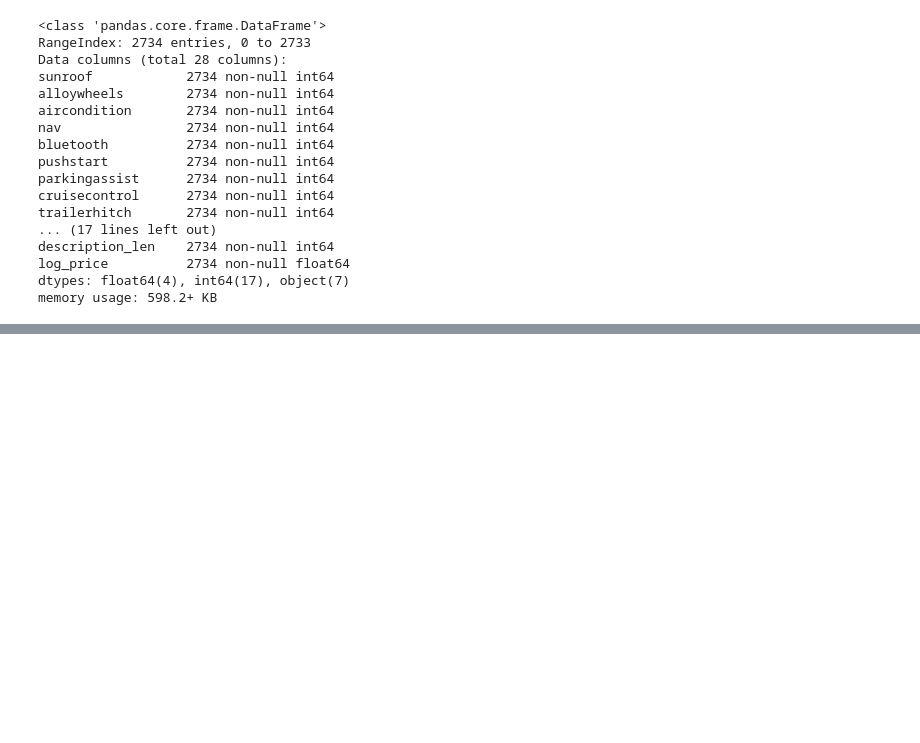
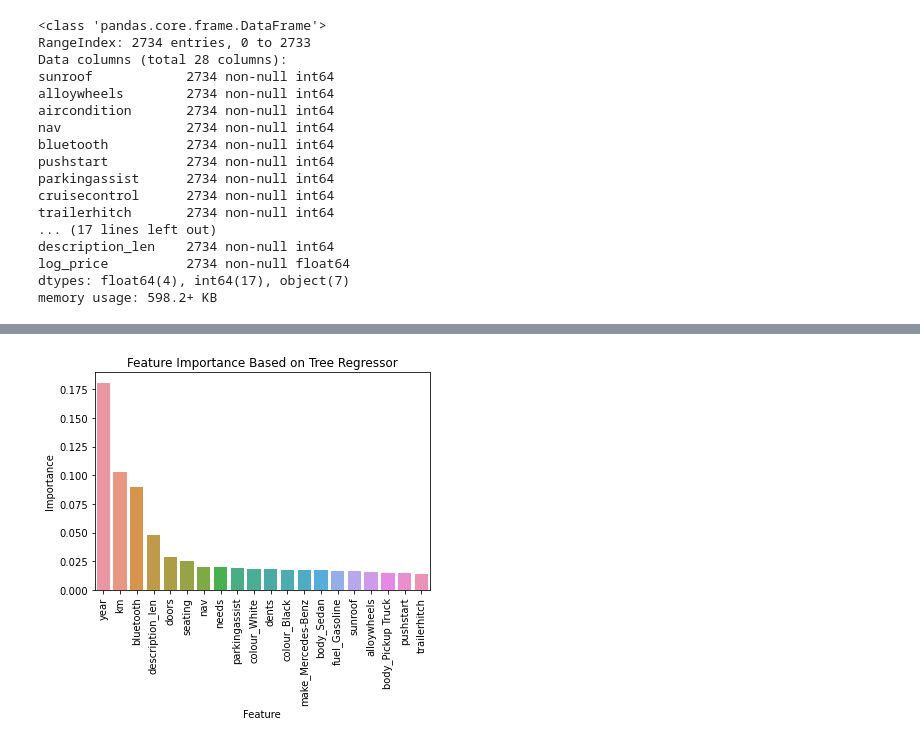
Before and after one commit to vatdaell/used-car-analysis, a Jupyter notebook: Analysis of Car Prices.ipynb, the cells around one changed output, grey strips where cells are left out. Cells and saved outputs as stored; diff of their text form; code cells hidden in the pictures; blank space fills up the shorter version.

```diff
--- a/Analysis of Car Prices.ipynb
+++ b/Analysis of Car Prices.ipynb
@@ -389,0 +380,3 @@ It doesn't look like any of the numeric features are correlated so for regressio
+# %%
+trees = ExtraTreesRegressor(n_estimators=100,criterion='mae')
+trees.fit(X_train,y_train)
@@ -389,0 +391,11 @@ It doesn't look like any of the numeric features are correlated so for regressio
+# %%
+importances = pd.Series(trees.feature_importances_,index=X_train.columns)
+# %%
+imp = importances.sort_values(ascending=False)[0:20]
+sns.barplot(x=imp.index,y=imp.values)
+plt.xticks(rotation='vertical');
+plt.title("Feature Importance Based on Tree Regressor");
+plt.xlabel("Feature");
+plt.ylabel("Importance");
+# %% [output]
+[figure, added]
```
Also changed, not shown: parts of 31 cells of this notebook, 3 other files.
